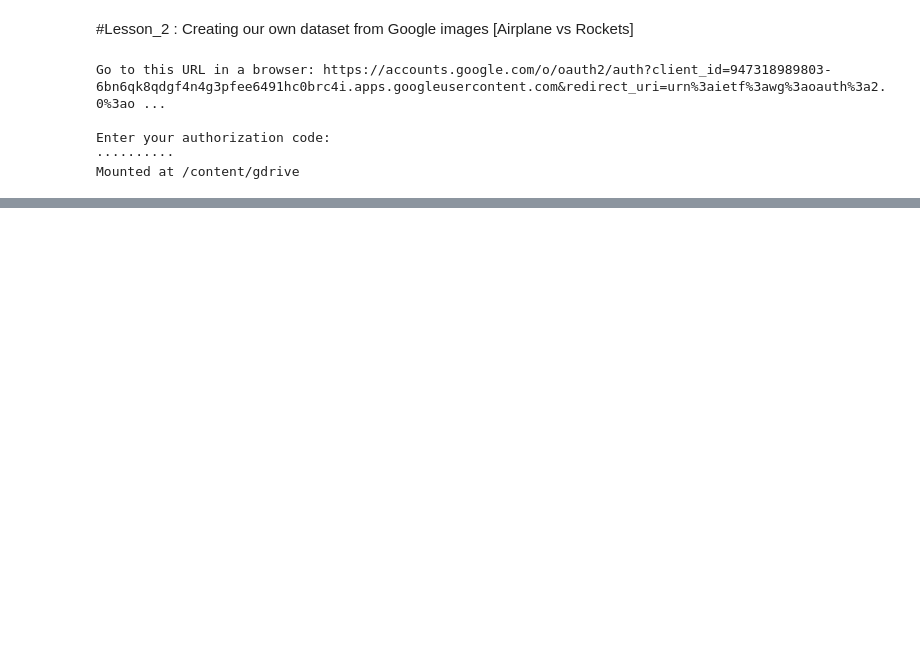
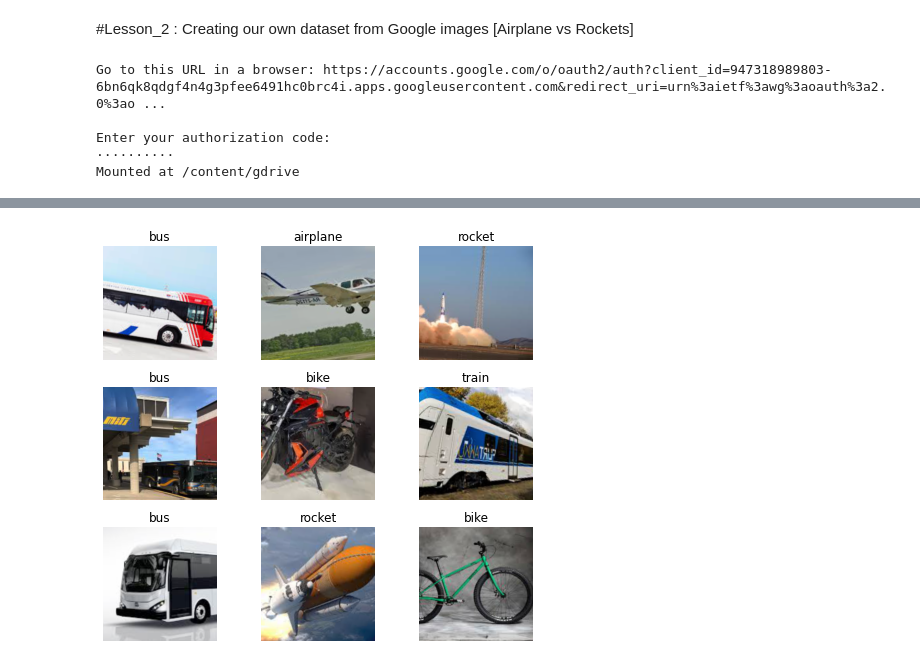
Before and after one commit to Ranjani94/Deep_Learning, a Jupyter notebook: homework1/Fastai_lesson2.ipynb, the cells around one changed output, grey strips where cells are left out. Drawn from its saved outputs; the diff is of its cells as text; code cells hidden in the pictures; blank space fills up the shorter version.

```diff
--- a/homework1/Fastai_lesson2.ipynb
+++ b/homework1/Fastai_lesson2.ipynb
@@ -26,4 +23,7 @@ file = 'airplane_dataset.csv'
 # %%
-path = Path('/content/gdrive/My Drive/Datasets')
-dest = path/folder
-dest.mkdir(parents=True, exist_ok=True)
+# folder ='airplane'
+path = Path('/content/gdrive/My Drive/Deep_Learning/DL_dataset')
+# dest = path/folder
+# dest.mkdir(parents=True, exist_ok=True)
+
+data = (ImageList.from_folder(path) .random_split_by_pct() .label_from_folder() .transform(get_transforms(), size=224) .databunch())
@@ -83,4 +29,0 @@ rocket
-# %%
-np.random.seed(42)
-data = ImageDataBunch.from_folder(path, train=".", valid_pct=0.2,
-        ds_tfms=get_transforms(), size=224, num_workers=4).normalize(imagenet_stats)
@@ -89,2 +30,4 @@ data.classes
 # %%
-data.show_batch(rows=3, figsize=(7,8))
+data.show_batch(rows=3, figsize=(7,6))
+# %% [output]
+[figure, added]
```
Also changed, not shown: parts of 35 cells of this notebook.
